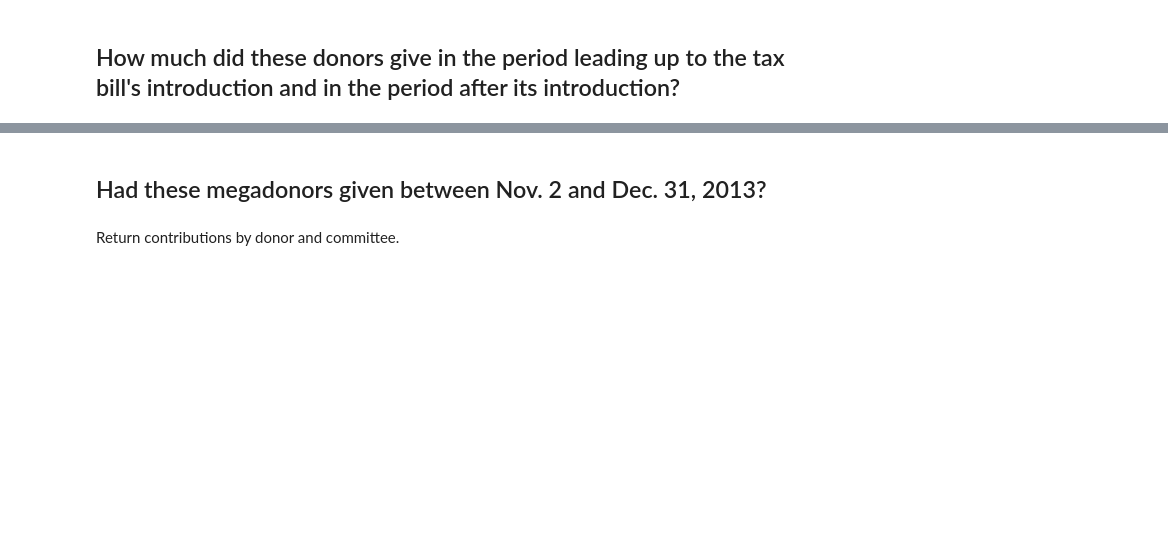
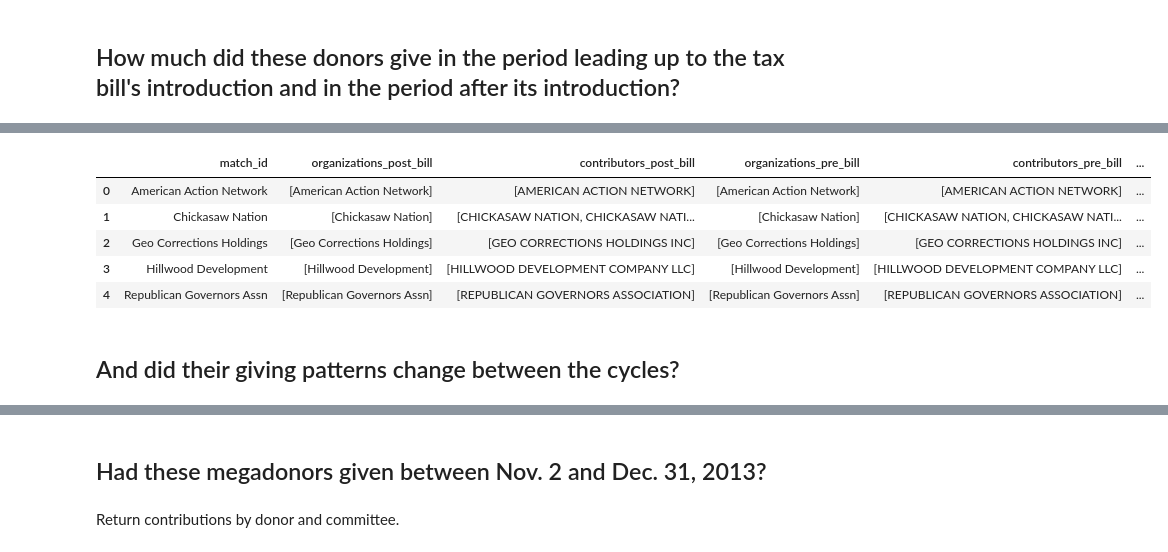
Before and after one commit to PublicI/tax-bill-contribs, a Jupyter notebook: tax-bill-analysis.ipynb, the cells around one changed output, grey strips where cells are left out. Drawn from its saved outputs; the diff is of its cells as text; code cells hidden in the pictures; blank space fills up the shorter version.

Commit message:
Calculate figures for 2010, 2012 and 2016 election cycles

```diff
--- a/tax-bill-analysis.ipynb
+++ b/tax-bill-analysis.ipynb
@@ -321,0 +436,3 @@ donors_17.sort_values("total_post_bill", ascending=False).head()
+# %%
+post_bill_donors_15 = post_bill_donors_committees_15.groupby(["match_id"]).agg({"organizations": max, "contributors": max, "total": sum}).reset_index()
+post_bill_donors_15.info()
@@ -321,0 +569,3 @@ donors_17.sort_values("total_post_bill", ascending=False).head()
+# %%
+pre_bill_donors_15 = pre_bill_donors_committees_15.groupby(["match_id"]).agg({"organizations": max, "contributors": max, "total": sum}).reset_index()
+pre_bill_donors_15.info()
@@ -321,0 +590,5 @@ donors_17.sort_values("total_post_bill", ascending=False).head()
+# %%
+donors_15 = post_bill_donors_15.merge(pre_bill_donors_15, how="outer", on="match_id", suffixes=["_post_bill", "_pre_bill"])
+donors_15["total_pre_bill"].fillna(0, inplace=True)
+donors_15["total_post_bill"].fillna(0, inplace=True)
+donors_15.info()
@@ -321,0 +608,18 @@ donors_17.sort_values("total_post_bill", ascending=False).head()
+# %%
+donors_15["pct_post_bill"] = donors_15["total_post_bill"] / (donors_15["total_pre_bill"] + donors_15["total_post_bill"])
+donors_15["pct_pre_bill"] = donors_15["total_pre_bill"] / (donors_15["total_pre_bill"] + donors_15["total_post_bill"])
+donors_15["change"] = donors_15["total_post_bill"] - donors_15["total_pre_bill"]
+donors_15["pct_change"] = (donors_15["total_post_bill"] - donors_15["total_pre_bill"]) / donors_15["total_pre_bill"].abs()
+donors_15 = donors_15[["match_id", "organizations_post_bill", "contributors_post_bill",
+                       "organizations_pre_bill", "contributors_pre_bill", "total_post_bill",
+                       "total_pre_bill", "pct_post_bill", "pct_pre_bill", "change", "pct_change"]]
+donors_15.head()
+# %% [output]
+|  | match_id | organizations_post_bill | contributors_post_bill | organizations_pre_bill | contributors_pre_bill | ... |
+| 0 | American Action Network | [American Action Network] | [AMERICAN ACTION NETWORK] | [American Action Network] | [AMERICAN ACTION NETWORK] | ... |
+| 1 | Chickasaw Nation | [Chickasaw Nation] | [CHICKASAW NATION, CHICKASAW NATI... | [Chickasaw Nation] | [CHICKASAW NATION, CHICKASAW NATI... | ... |
+| 2 | Geo Corrections Holdings | [Geo Corrections Holdings] | [GEO CORRECTIONS HOLDINGS INC] | [Geo Corrections Holdings] | [GEO CORRECTIONS HOLDINGS INC] | ... |
+| 3 | Hillwood Development | [Hillwood Development] | [HILLWOOD DEVELOPMENT COMPANY LLC] | [Hillwood Development] | [HILLWOOD DEVELOPMENT COMPANY LLC] | ... |
+| 4 | Republican Governors Assn | [Republican Governors Assn] | [REPUBLICAN GOVERNORS ASSOCIATION] | [Republican Governors Assn] | [REPUBLICAN GOVERNORS ASSOCIATION] | ... |
+# %% [markdown]
+## And did their giving patterns change between the cycles?
```
Also changed, not shown: parts of 121 cells of this notebook.
